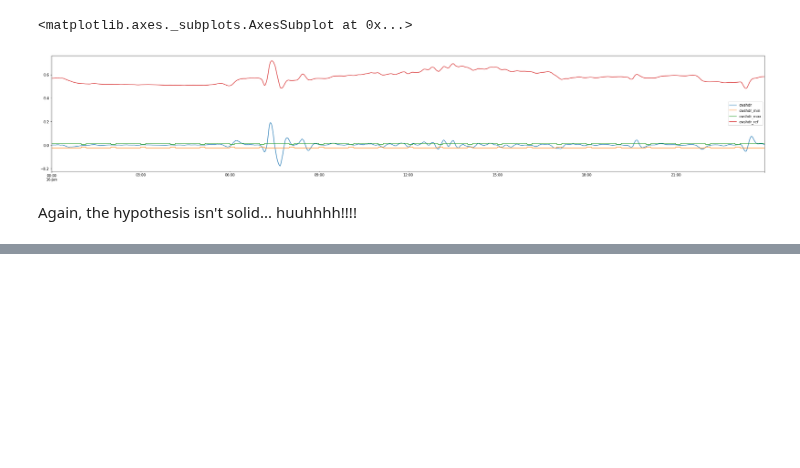
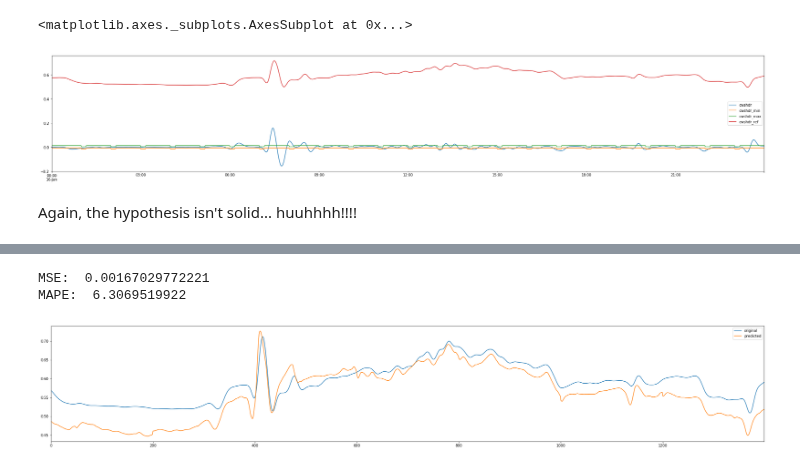
Before and after one commit to MiachelGu/chiller-plants, a Jupyter notebook: notebooks/13. Abnormalities.ipynb, the cells around one changed output, grey strips where cells are left out. Drawn from its saved outputs; the diff is of its cells as text; code cells hidden in the pictures; blank space fills up the shorter version.

```diff
--- a/notebooks/13. Abnormalities.ipynb
+++ b/notebooks/13. Abnormalities.ipynb
@@ -24,7 +25,10 @@ env: KERAS_BACKEND=tensorflow
 df = common.load_df("../data/insead", "*.csv")
 print(common.load_df.cache_info())
 
-cols = ["cwshdr"]
+features = ["loadsys", "drybulb", "rh", "cwrhdr", "cwsfhdr"]
+target = ["cwshdr"]
+
+cols = features + target
 df = common.Process.replace_nulls(df, cols=cols)
 df = common.Process.replace_with_near(df, cols=cols)
 df = common.Process.smooth_data(df, cols=cols)
@@ -67,0 +76,21 @@ Again, the hypothesis isn't solid... huuhhhh!!!!
+# %%
+model = load_model("../output/cwshdr1.h5")
+# %%
+test_x, test_y = common.prepare_keras_data(test, features, target, 15, 200) # prepare keras features
+predicted_y = model.predict(test_x, batch_size=200) # predict
+
+predicted_y = common.Reshape.inv_y(predicted_y) # reshape prediction
+test_y = common.Reshape.inv_y(test_y) # reshape target
+
+print("MSE: ", metrics.mean_squared_error(test_y, predicted_y))
+print("MAPE: ", common.mean_absolute_percent_error(test_y, predicted_y))
+
+plot_df = pd.DataFrame({
+    "original": common.Reshape.inv_y(test_y),
+    "predicted": common.Reshape.inv_y(predicted_y)
+})
+ax = plot_df.plot(figsize=(36,6))
+# %% [output]
+MSE:  0.00167029772221
+MAPE:  6.3069519922
+[figure, added]
```
Also changed, not shown: parts of 4 cells of this notebook.
